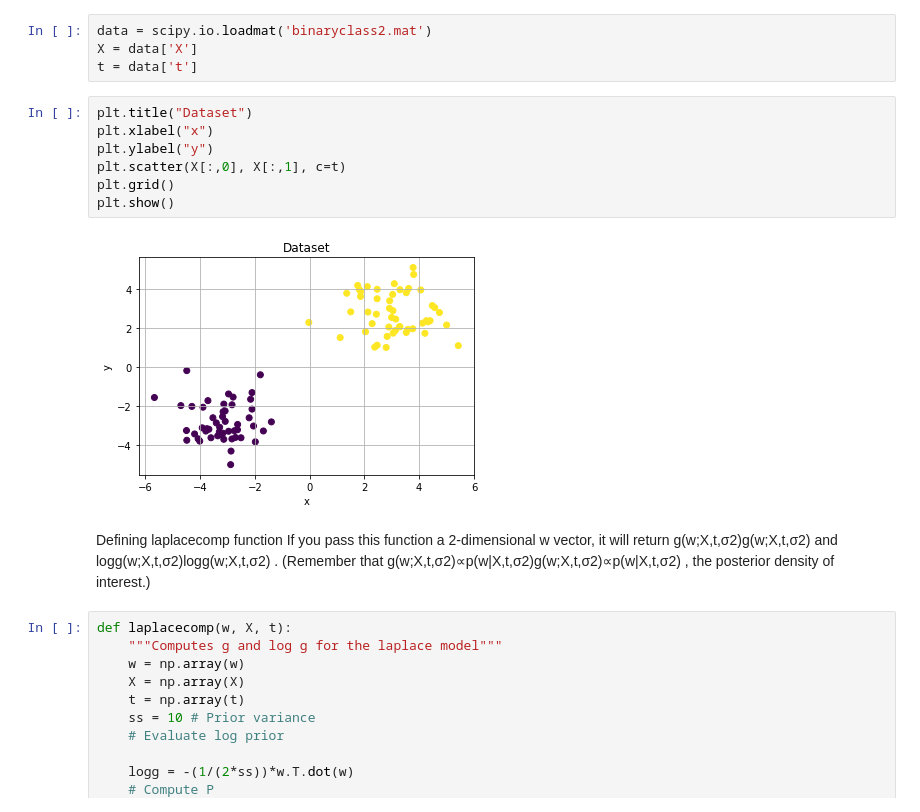
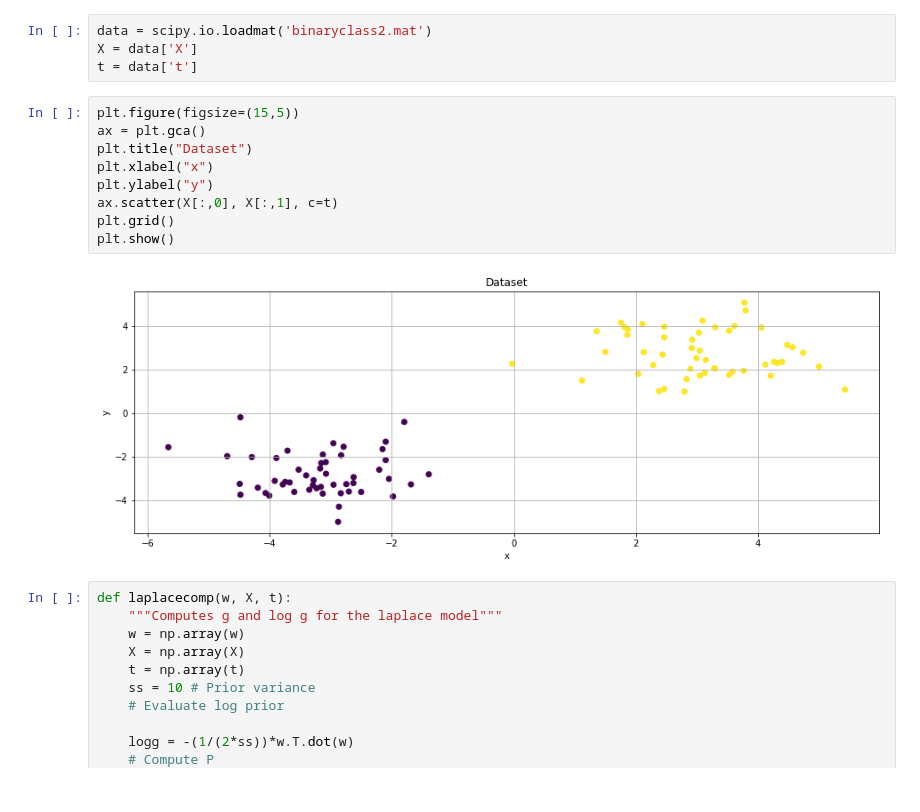
Before and after one commit to fablln/Advanced-Statistical-Inference, a Jupyter notebook: Lab2.ipynb, the cells around one changed output. Cells and saved outputs as stored; diff of their text form.

```diff
--- a/Lab2.ipynb
+++ b/Lab2.ipynb
@@ -25,16 +25,16 @@ data = scipy.io.loadmat('binaryclass2.mat')
 X = data['X']
 t = data['t']
 # %%
+plt.figure(figsize=(15,5))
+ax = plt.gca()
 plt.title("Dataset")
 plt.xlabel("x")
 plt.ylabel("y")
-plt.scatter(X[:,0], X[:,1], c=t)
+ax.scatter(X[:,0], X[:,1], c=t)
 plt.grid()
 plt.show()
 # %% [output]
-[figure, old version]
+[figure, new version]
-# %% [markdown]
-Defining laplacecomp function If you pass this function a 2-dimensional w vector, it will return  g(w;X,t,σ2)g(w;X,t,σ2)  and  logg(w;X,t,σ2)logg(w;X,t,σ2) . (Remember that  g(w;X,t,σ2)∝p(w|X,t,σ2)g(w;X,t,σ2)∝p(w|X,t,σ2) , the posterior density of interest.)
 # %%
 def laplacecomp(w, X, t):
     """Computes g and log g for the laplace model"""
```
Also changed, not shown: parts of 15 cells of this notebook.
